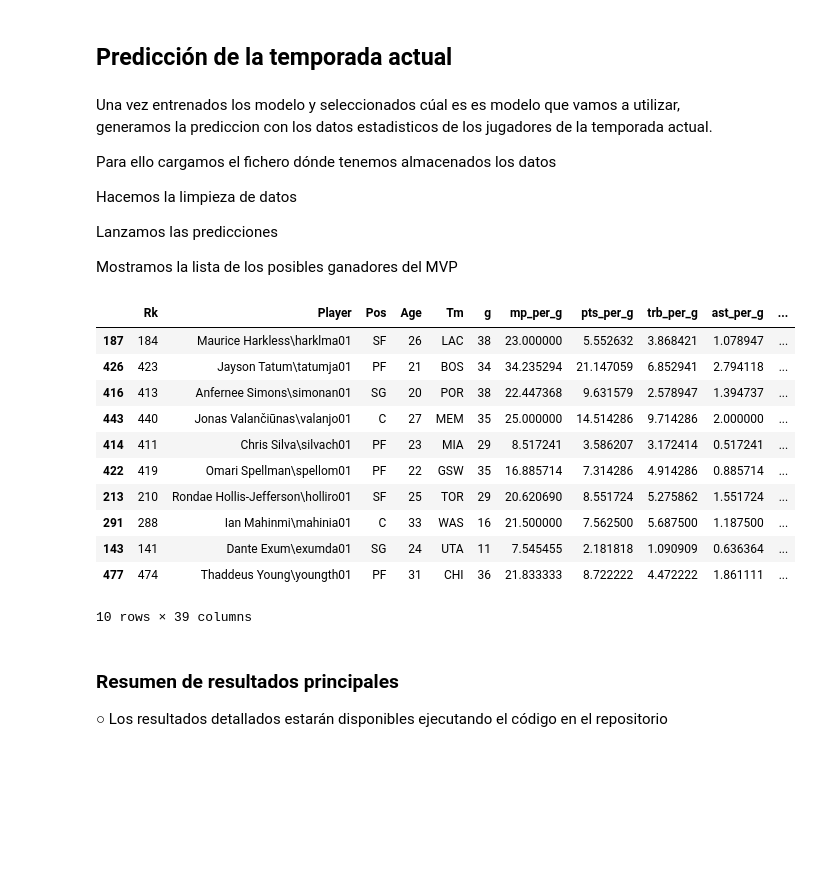
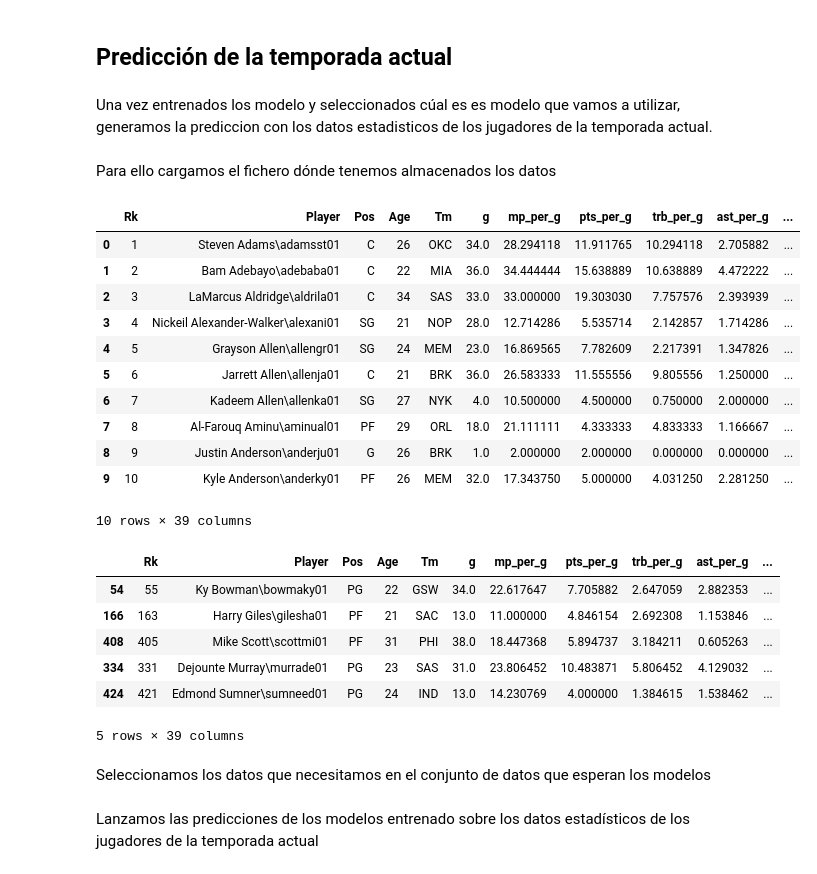
Before and after one commit to MartaMBenedito/TFM_Breeds_Dog, a Jupyter notebook: nba_mvp.ipynb, the cells around one changed output. Saved outputs shown, nothing was run; the diff lists cells and outputs as text; code cells hidden in the pictures; blank space fills up the shorter version.

Commit message:
20200110 Versión Final Estable
Este Jupyter Notebook contiene tanto el proyecto como la memoria del TFM 16 Ed. Data Science Madrid

```diff
--- a/nba_mvp.ipynb
+++ b/nba_mvp.ipynb
@@ -583,41 +609,45 @@ for i in range (10):
 ## Predicción de la temporada actual
 # %% [markdown]
 Una vez entrenados los modelo y seleccionados cúal es es modelo que vamos a utilizar, generamos la prediccion con los datos estadisticos de los jugadores de la temporada actual.
-
-Para ello cargamos el fichero dónde tenemos almacenados los datos
-
-Hacemos la limpieza de datos
-
-Lanzamos las predicciones
-
-Mostramos la lista de los posibles ganadores del MVP
+# %% [markdown]
+Para ello cargamos el fichero dónde tenemos almacenados los datos
 # %%
-player_stat = pd.read_csv('Data/NBA Players Stats 2019 20.csv', sep=';',header=0)
+player_stat = pd.read_csv('Data/NBA Players Stats 2019 20.csv', sep=';',header=0, dtype= {'g': np.float64})
 # %%
-player_stat.sample(10)
+player_stat.head(10)
 # %% [output]
 |  | Rk | Player | Pos | Age | Tm | g | mp_per_g | pts_per_g | trb_per_g | ast_per_g | ... |
-| 187 | 184 | Maurice Harkless\harklma01 | SF | 26 | LAC | 38 | 23.000000 | 5.552632 | 3.868421 | 1.078947 | ... |
-| 426 | 423 | Jayson Tatum\tatumja01 | PF | 21 | BOS | 34 | 34.235294 | 21.147059 | 6.852941 | 2.794118 | ... |
-| 416 | 413 | Anfernee Simons\simonan01 | SG | 20 | POR | 38 | 22.447368 | 9.631579 | 2.578947 | 1.394737 | ... |
-| 443 | 440 | Jonas Valančiūnas\valanjo01 | C | 27 | MEM | 35 | 25.000000 | 14.514286 | 9.714286 | 2.000000 | ... |
-| 414 | 411 | Chris Silva\silvach01 | PF | 23 | MIA | 29 | 8.517241 | 3.586207 | 3.172414 | 0.517241 | ... |
-| 422 | 419 | Omari Spellman\spellom01 | PF | 22 | GSW | 35 | 16.885714 | 7.314286 | 4.914286 | 0.885714 | ... |
-| 213 | 210 | Rondae Hollis-Jefferson\holliro01 | SF | 25 | TOR | 29 | 20.620690 | 8.551724 | 5.275862 | 1.551724 | ... |
-| 291 | 288 | Ian Mahinmi\mahinia01 | C | 33 | WAS | 16 | 21.500000 | 7.562500 | 5.687500 | 1.187500 | ... |
-| 143 | 141 | Dante Exum\exumda01 | SG | 24 | UTA | 11 | 7.545455 | 2.181818 | 1.090909 | 0.636364 | ... |
-| 477 | 474 | Thaddeus Young\youngth01 | PF | 31 | CHI | 36 | 21.833333 | 8.722222 | 4.472222 | 1.861111 | ... |
+| 0 | 1 | Steven Adams\adamsst01 | C | 26 | OKC | 34.0 | 28.294118 | 11.911765 | 10.294118 | 2.705882 | ... |
+| 1 | 2 | Bam Adebayo\adebaba01 | C | 22 | MIA | 36.0 | 34.444444 | 15.638889 | 10.638889 | 4.472222 | ... |
+| 2 | 3 | LaMarcus Aldridge\aldrila01 | C | 34 | SAS | 33.0 | 33.000000 | 19.303030 | 7.757576 | 2.393939 | ... |
+| 3 | 4 | Nickeil Alexander-Walker\alexani01 | SG | 21 | NOP | 28.0 | 12.714286 | 5.535714 | 2.142857 | 1.714286 | ... |
+| 4 | 5 | Grayson Allen\allengr01 | SG | 24 | MEM | 23.0 | 16.869565 | 7.782609 | 2.217391 | 1.347826 | ... |
+| 5 | 6 | Jarrett Allen\allenja01 | C | 21 | BRK | 36.0 | 26.583333 | 11.555556 | 9.805556 | 1.250000 | ... |
+| 6 | 7 | Kadeem Allen\allenka01 | SG | 27 | NYK | 4.0 | 10.500000 | 4.500000 | 0.750000 | 2.000000 | ... |
+| 7 | 8 | Al-Farouq Aminu\aminual01 | PF | 29 | ORL | 18.0 | 21.111111 | 4.333333 | 4.833333 | 1.166667 | ... |
+| 8 | 9 | Justin Anderson\anderju01 | G | 26 | BRK | 1.0 | 2.000000 | 2.000000 | 0.000000 | 0.000000 | ... |
+| 9 | 10 | Kyle Anderson\anderky01 | PF | 26 | MEM | 32.0 | 17.343750 | 5.000000 | 4.031250 | 2.281250 | ... |
 10 rows × 39 columns
-# %% [markdown]
-
-### Resumen de resultados principales
-○ Los resultados detallados estarán disponibles ejecutando el código en el repositorio
+# %%
+player_stat.sample(5)
+# %% [output]
+|  | Rk | Player | Pos | Age | Tm | g | mp_per_g | pts_per_g | trb_per_g | ast_per_g | ... |
+| 54 | 55 | Ky Bowman\bowmaky01 | PG | 22 | GSW | 34.0 | 22.617647 | 7.705882 | 2.647059 | 2.882353 | ... |
+| 166 | 163 | Harry Giles\gilesha01 | PF | 21 | SAC | 13.0 | 11.000000 | 4.846154 | 2.692308 | 1.153846 | ... |
+| 408 | 405 | Mike Scott\scottmi01 | PF | 31 | PHI | 38.0 | 18.447368 | 5.894737 | 3.184211 | 0.605263 | ... |
+| 334 | 331 | Dejounte Murray\murrade01 | PG | 23 | SAS | 31.0 | 23.806452 | 10.483871 | 5.806452 | 4.129032 | ... |
+| 424 | 421 | Edmond Sumner\sumneed01 | PG | 24 | IND | 13.0 | 14.230769 | 4.000000 | 1.384615 | 1.538462 | ... |
+5 rows × 39 columns
 # %%
 player_stat.fillna(0, inplace=True)
 player_stat.dropna(0, inplace=True)
+# %% [markdown]
+Seleccionamos los datos que necesitamos en el conjunto de datos que esperan los modelos
 # %%
 X_player = player_stat[['g', 'mp_per_g', 'pts_per_g', 'trb_per_g', 'ast_per_g', 'stl_per_g',
        'blk_per_g', 'fg_pct', 'fg3_pct', 'ft_pct']]
+# %% [markdown]
+Lanzamos las predicciones de los modelos entrenado sobre los datos estadísticos de los jugadores de la temporada actual
 # %%
 # Predict
 y_Player_LIN = MVP_LIN.predict(X_player)
```
Also changed, not shown: parts of 36 cells of this notebook.
